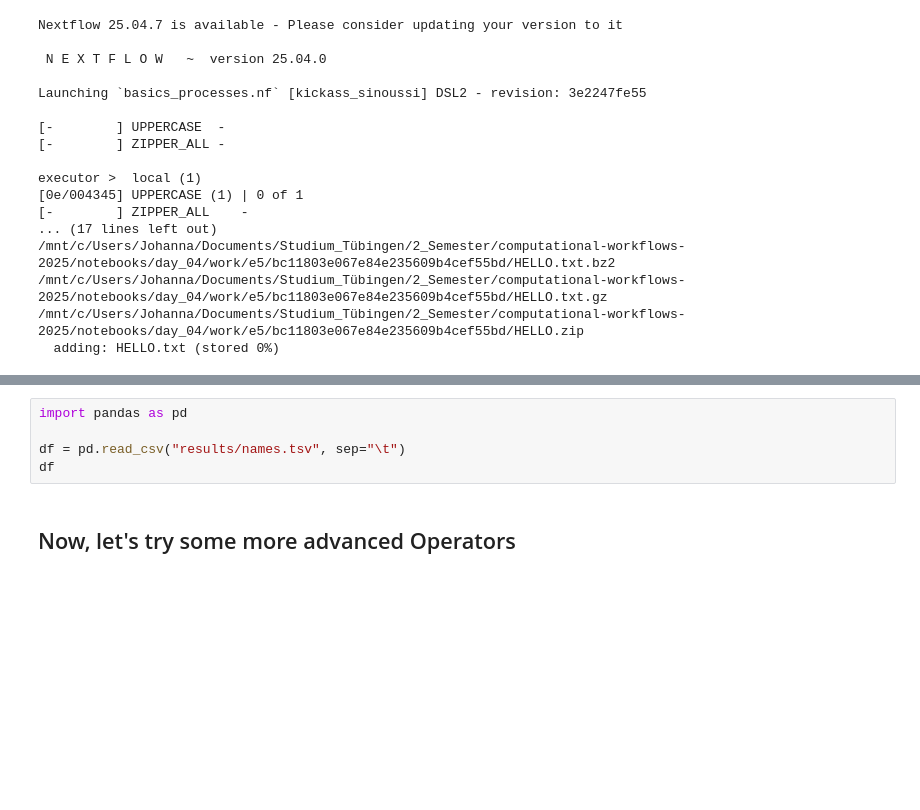
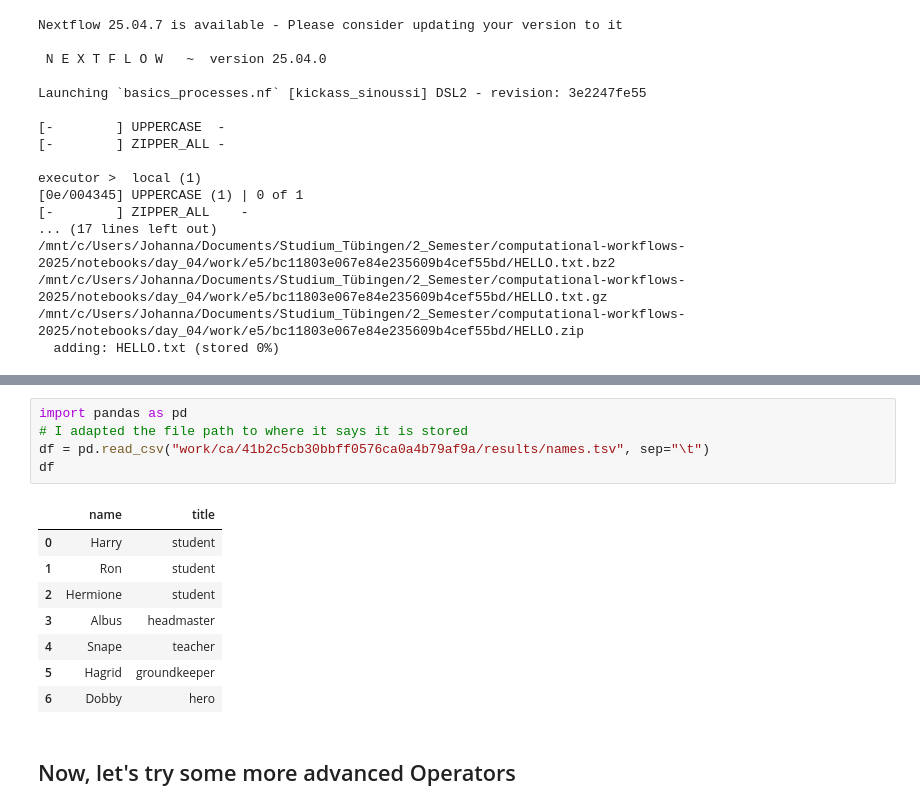
Before and after one commit to Johanna-Engeln/computational-workflows-2025, a Jupyter notebook: notebooks/day_04/day_04.ipynb, the cells around one changed output, grey strips where cells are left out. Saved outputs shown, nothing was run; the diff lists cells and outputs as text; blank space fills up the shorter version.

```diff
--- a/notebooks/day_04/day_04.ipynb
+++ b/notebooks/day_04/day_04.ipynb
@@ -558,8 +557,17 @@ executor >  local (1)
 # %%
 import pandas as pd
-
-df = pd.read_csv("results/names.tsv", sep="\t")
+# I adapted the file path to where it says it is stored
+df = pd.read_csv("work/ca/41b2c5cb30bbff0576ca0a4b79af9a/results/names.tsv", sep="\t")
 df
+# %% [output]
+|  | name | title |
+| 0 | Harry | student |
+| 1 | Ron | student |
+| 2 | Hermione | student |
+| 3 | Albus | headmaster |
+| 4 | Snape | teacher |
+| 5 | Hagrid | groundkeeper |
+| 6 | Dobby | hero |
 # %% [markdown]
 ## Now, let's try some more advanced Operators
 # %% [markdown]
```
Also changed, not shown: parts of 1 cell of this notebook, 1 other file.
